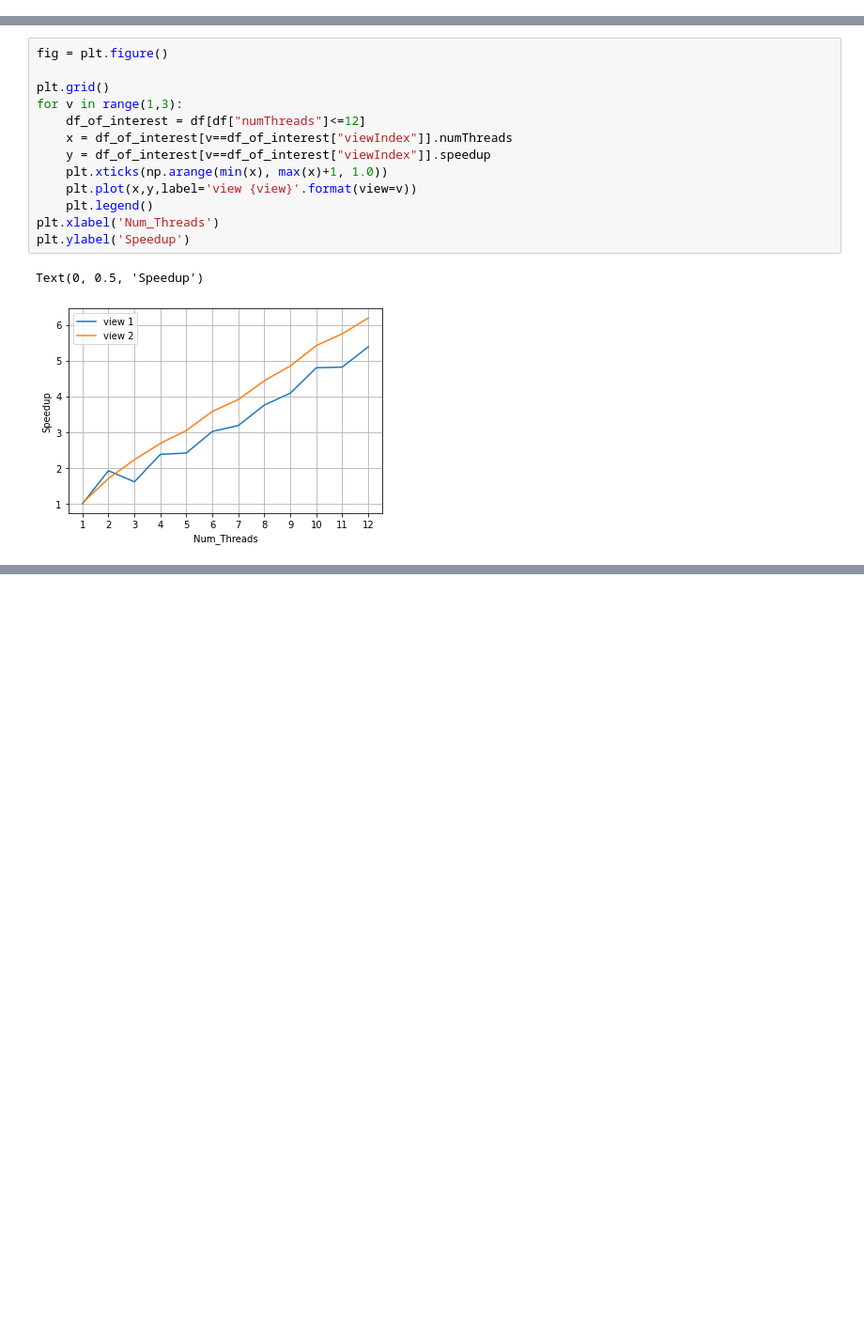
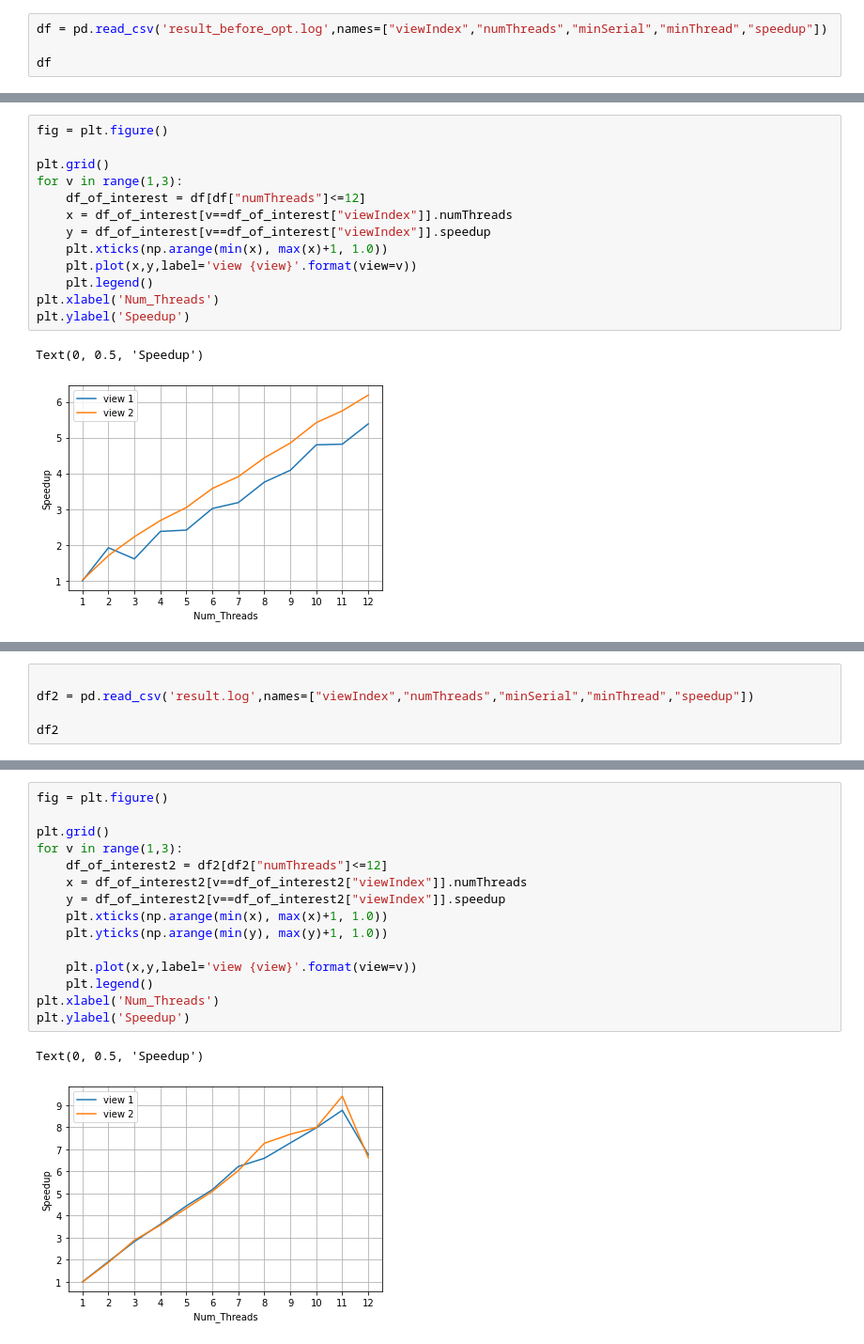
Before and after one commit to DeeDive/CS149-Asst1, a Jupyter notebook: prog1_mandelbrot_threads/plot.ipynb, the cells around one changed output, grey strips where cells are left out. Shown at 94% size. Drawn from its saved outputs; the diff is of its cells as text; blank space fills up the shorter version.

```diff
--- a/prog1_mandelbrot_threads/plot.ipynb
+++ b/prog1_mandelbrot_threads/plot.ipynb
@@ -33,0 +18,4 @@ df
+# %%
+df = pd.read_csv('result_before_opt.log',names=["viewIndex","numThreads","minSerial","minThread","speedup"])
+
+df
@@ -56,0 +69,5 @@ To confirm.
+# %%
+
+df2 = pd.read_csv('result.log',names=["viewIndex","numThreads","minSerial","minThread","speedup"])
+
+df2
@@ -56,0 +92,18 @@ To confirm.
+# %%
+fig = plt.figure()
+
+plt.grid()
+for v in range(1,3):
+    df_of_interest2 = df2[df2["numThreads"]<=12]
+    x = df_of_interest2[v==df_of_interest2["viewIndex"]].numThreads
+    y = df_of_interest2[v==df_of_interest2["viewIndex"]].speedup
+    plt.xticks(np.arange(min(x), max(x)+1, 1.0))
+    plt.yticks(np.arange(min(y), max(y)+1, 1.0))
+
+    plt.plot(x,y,label='view {view}'.format(view=v))
+    plt.legend()
+plt.xlabel('Num_Threads')
+plt.ylabel('Speedup')
+# %% [output]
+Text(0, 0.5, 'Speedup')
+[figure, added]
```
Also changed, not shown: parts of 9 cells of this notebook, 7 other files.
